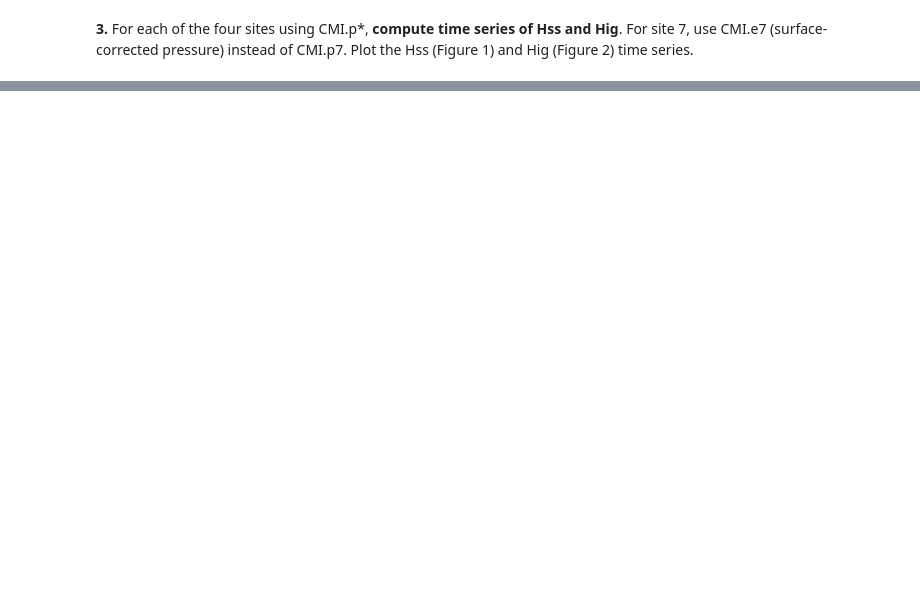
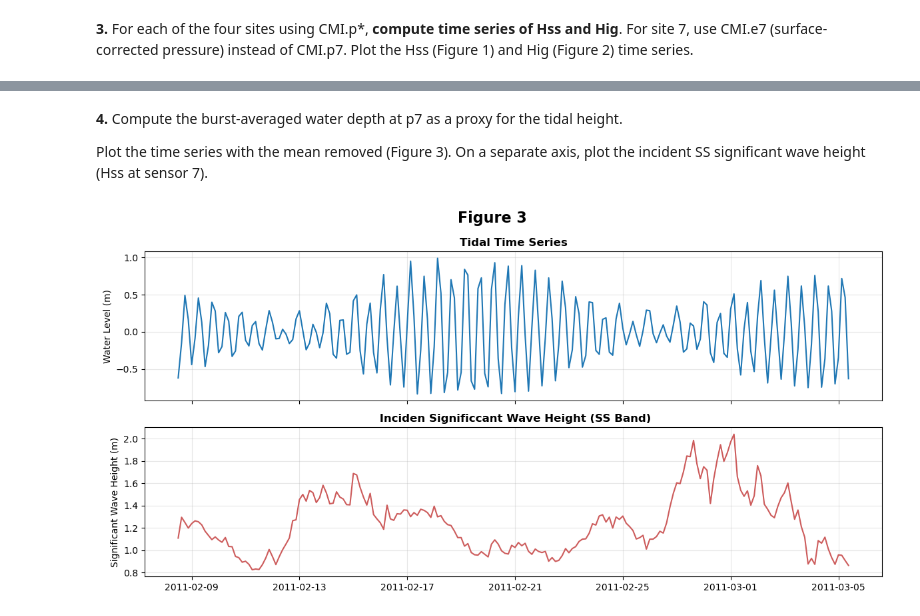
Before and after one commit to isidora-rojas/SIO175_DataAnalysis, a Jupyter notebook: Module_4/data/python_CMI_processing.ipynb, the cells around one changed output, grey strips where cells are left out. Cells and saved outputs as stored; diff of their text form; code cells hidden in the pictures; blank space fills up the shorter version.

```diff
--- a/Module_4/data/python_CMI_processing.ipynb
+++ b/Module_4/data/python_CMI_processing.ipynb
@@ -119,0 +152,27 @@ ValueError: x and y must have same first dimension, but have shapes (5400,) and
+# %% [markdown]
+**4.** Compute the burst-averaged water depth at p7 as a proxy for the tidal height.
+
+Plot the time series with the mean removed (Figure 3).  On a separate axis, plot the incident SS
+significant wave height (Hss at sensor 7).
+# %%
+import scipy.signal
+tide = np.mean(ds['p7'], axis=0)
+tide = scipy.signal.detrend(tide)
+
+fig, (ax1, ax2) = plt.subplots(2, 1, figsize=(12, 6), sharex=True)
+
+ax1.plot(ds.time[0,:], tide)
+ax1.set_ylabel('Water Level (m)')
+ax1.set_title("Tidal Time Series", fontweight='bold')
+ax1.grid(True, alpha=0.3)
+
+
+ax2.plot(ds.time[0,:], hs_ss_e7, label='e7', color='IndianRed')
+ax2.set_title(" Inciden Significcant Wave Height (SS Band)", fontweight='bold')
+ax2.grid(True, alpha=0.3)
+ax2.set_ylabel('Significant Wave Height (m)')
+
+plt.suptitle('Figure 3', fontweight='bold', fontsize=16)
+plt.tight_layout()
+# %% [output]
+[figure, added]
```
Also changed, not shown: parts of 9 cells of this notebook.
